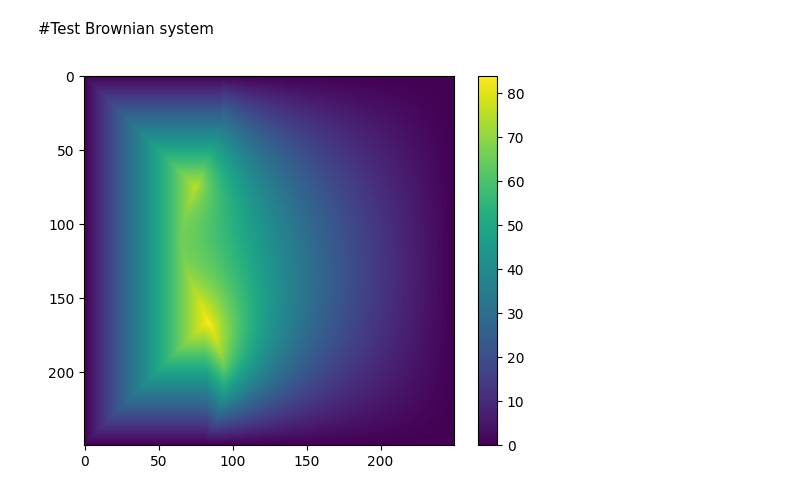
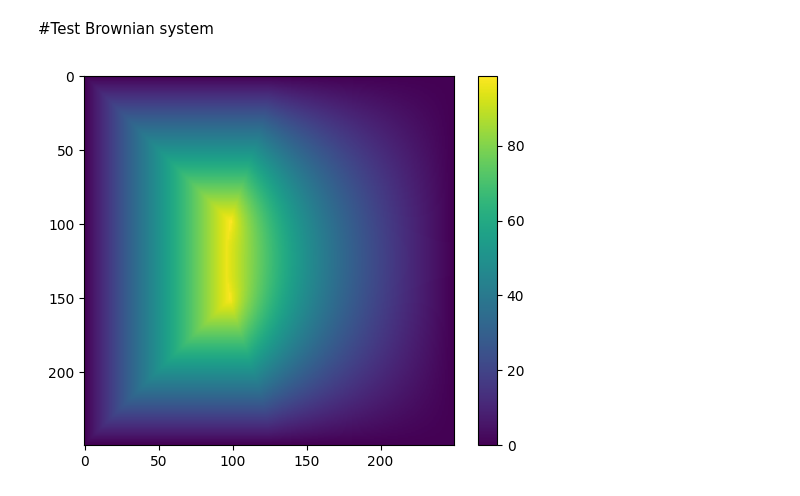
Before and after one commit to ArturoAA95/TransmisionProblem, a Jupyter notebook: TestTransmision2.ipynb, the cells around one changed output. Cells and saved outputs as stored; diff of their text form; code cells hidden in the pictures.

```diff
--- a/TestTransmision2.ipynb
+++ b/TestTransmision2.ipynb
@@ -45,13 +56,13 @@ def InitializeNarrowBand(NB, om, dist, N, H):
     for j in range(N):
       if om[i, j] > 0 and om[i, j] < 3: #Run over eikonal
         if om[i+1, j] == 0:
-            aux = H(dist[i+1, j], dist[i-1, j], dist[i, j+1], dist[i, j-1])
+            aux = H(dist[i+1, j], dist[i-1, j], dist[i, j+1], dist[i, j-1], i, j)
         elif om[i-1, j] == 0:
-            aux = H(dist[i+1, j], dist[i-1, j], dist[i, j+1], dist[i, j-1])
+            aux = H(dist[i+1, j], dist[i-1, j], dist[i, j+1], dist[i, j-1], i, j)
         elif om[i, j+1] == 0:
-            aux = H(dist[i+1, j], dist[i-1, j], dist[i, j+1], dist[i, j-1])
+            aux = H(dist[i+1, j], dist[i-1, j], dist[i, j+1], dist[i, j-1], i, j)
         elif om[i, j-1] == 0:
-            aux = H(dist[i+1, j], dist[i-1, j], dist[i, j+1], dist[i, j-1])
+            aux = H(dist[i+1, j], dist[i-1, j], dist[i, j+1], dist[i, j-1], i, j)
         else:
           continue  #The index is not added to the narrow band
         new_dist = np.copy(aux)
@@ -62,7 +73,7 @@ def InitializeNarrowBand(NB, om, dist, N, H):
 
 def UpdateDistance(NB, om, dist, N, H, i_aux, j_aux):
     #Update the distance of i_aux, j_aux
-    new_dist = H(dist[i_aux+1, j_aux], dist[i_aux-1, j_aux], dist[i_aux, j_aux+1], dist[i_aux, j_aux-1])
+    new_dist = H(dist[i_aux+1, j_aux], dist[i_aux-1, j_aux], dist[i_aux, j_aux+1], dist[i_aux, j_aux-1], i_aux, j_aux)
     #Only update if the distance is smaller than the current distance
     if new_dist < dist[i_aux, j_aux]:
         dist[i_aux, j_aux] = new_dist
@@ -180,14 +121,15 @@ def FastMarchingMethod2DG(NB, om, dist, N, H): #Solves Eikonal equation
 # %% [markdown]
 #Interfase functions
 # %%
-def f(i):
-  return 80+int(15*np.sin((i+30)/30))
+#For 250
+def I(i):
+  return 110+int(15*np.sin((i+63)/40))
 # %% [markdown]
 #Test building domain
 # %%
-def CreateInterfase(om, k, N, f):
+def CreateInterfase(om, k, N, I):
   for i in range(1, N-1):
-    om[i, f(i)] = k
+    om[i, I(i)] = k
 
 def Build_Eik_Brown(om, N):
   for i in range (1, N-1):
@@ -210,7 +152,7 @@ N = 250
 
 om = np.zeros((N,N))
 #Construction of Interface
-CreateInterfase(om, 2, N, f)
+CreateInterfase(om, 2, N, I)
 #Construction of Domain
 Build_Eik_Brown(om, N)
 
@@ -293,11 +235,11 @@ def CreateMatrixBrownian(C_to_P, P_to_C, dim, om):
   return A
 
 #Functions to update Interfase
-def Update_b(sol, CtoP, dim, om, f, N):
+def Update_b(sol, CtoP, dim, om, I, N):
   b = np.zeros(dim)
   for i in range(1, N-1):
     x = i
-    y = f(i)
+    y = I(i)
     l = Coord_to_Pos(x, y+1, CtoP)
     b[l] = b[l] - sol[x, y]
     if om[x+1, y+1] != 3:
@@ -307,12 +249,22 @@ def Update_b(sol, CtoP, dim, om, f, N):
   return b
 
 #Receives vector obtained when solving Laplaces equation and copies it to the solution matrix
-def Update_sol_I(sol, sol_brow, dim, N, CtoP, f):
+def Update_sol_I(sol, sol_brow, dim, N, CtoP, I, om):
+  #print(CtoP)
   for i in range(1, N-1):
     x = i
-    y = f(i)
+    y = I(i)
+    #print(x, y)
     l = Coord_to_Pos(x, y+1, CtoP)
     sol[x, y+1] = sol_brow[l]
+    if om[x+1, y] == 3:
+      #print(x+1, y)
+      l = Coord_to_Pos(x+1, y, CtoP)
+      sol[x+1, y] = sol_brow[l]
+    if om[x-1, y] == 3:
+      #print(x-1, y+1)
+      l = Coord_to_Pos(x-1, y, CtoP)
+      sol[x-1, y] = sol_brow[l]
   return sol
 
 def Update_sol(sol, sol_brow, dim, PtoC):
@@ -325,20 +277,20 @@ def Update_sol(sol, sol_brow, dim, PtoC):
 # %%
 C_to_P, P_to_C, dim = HashTablesBrownian(om, N)
 A = CreateMatrixBrownian(C_to_P, P_to_C, dim, Omega)
 
 #Initialize solution
-b = Update_b(eik_0, C_to_P, dim, om, f, N)
+b = Update_b(eik_0, C_to_P, dim, om, I, N)
 
 #Actualiza_b(sol_0, dim, Iy, vT, hT, N)
 x = spsolve(A, b)
 sol = Update_sol(eik_0, x, dim, P_to_C)
 #sol = Update_sol(eik_0, x, dim, N, C_to_P, f)
 plt.imshow(sol)
 plt.colorbar()
 
 st = np.copy(sol)
 
 #Interface
-CreateInterfase(om, 2, N, f)
+CreateInterfase(om, 2, N, I)
 # %% [output]
-[figure, old version]
+[figure, new version]
```
Also changed, not shown: parts of 13 cells of this notebook.
